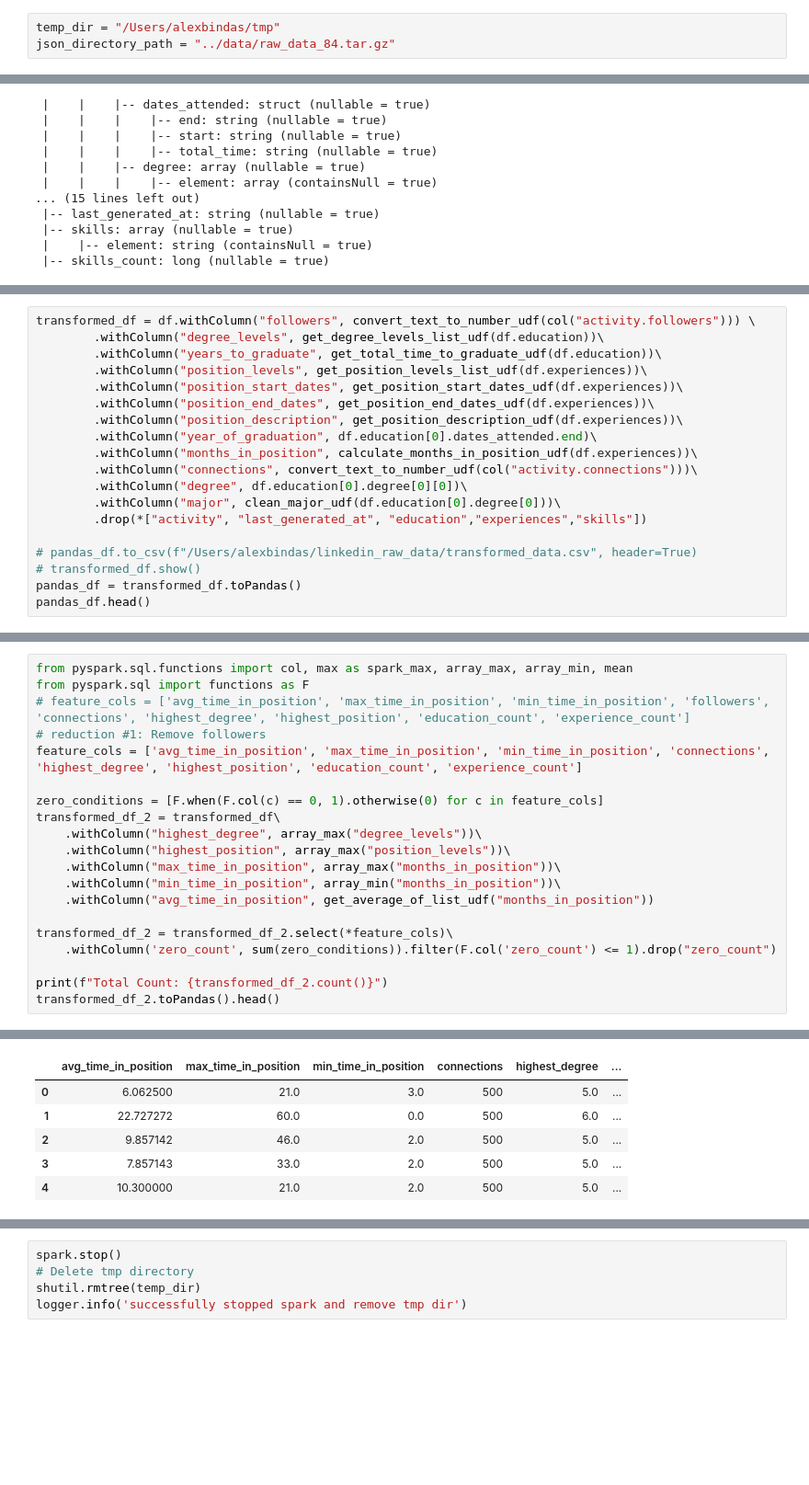
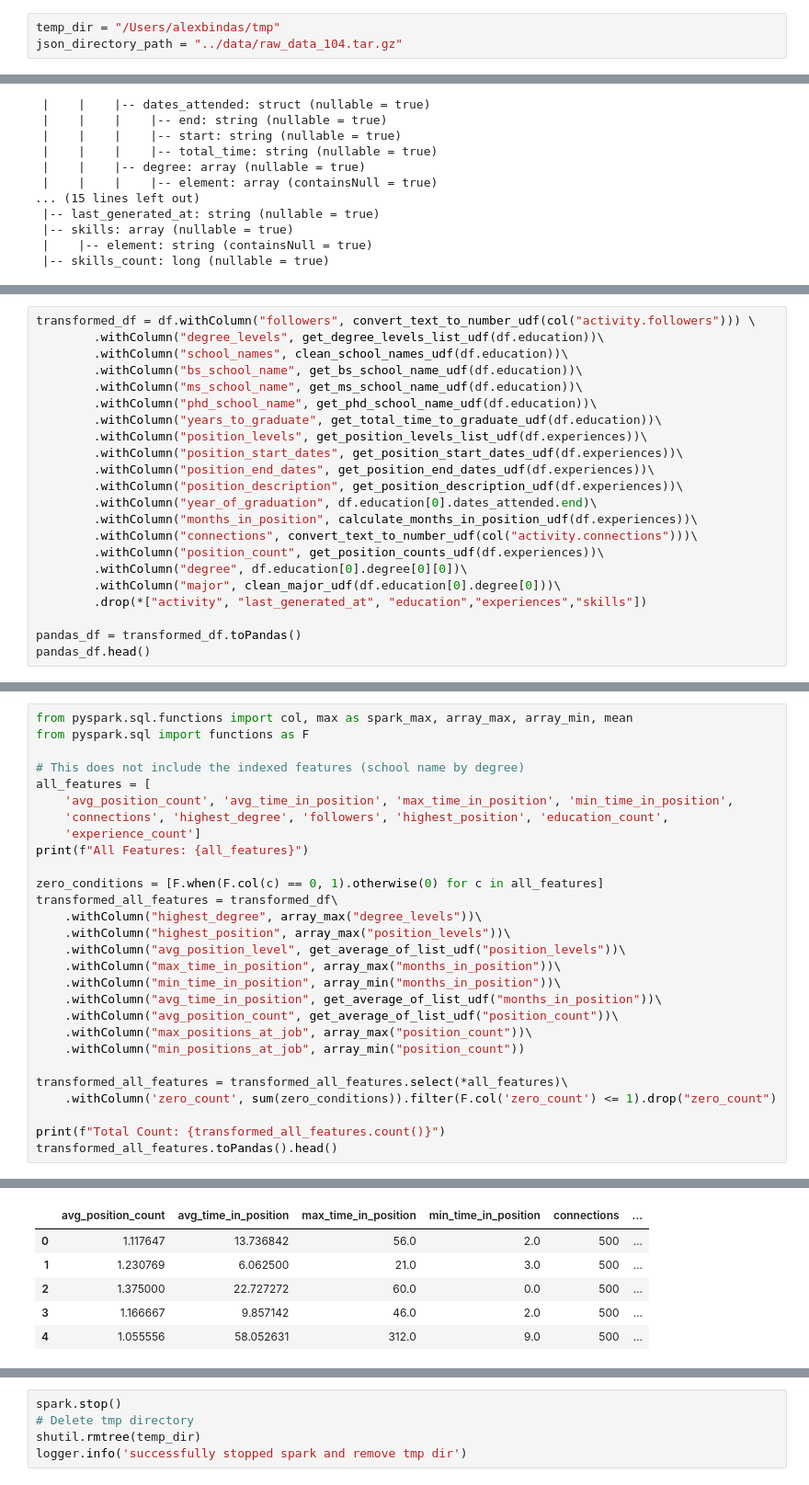
Before and after one commit to simran-dk/METCS777-term-project-repo-Team9, a Jupyter notebook: clustering_using_kmeans.ipynb, the cells around one changed output, grey strips where cells are left out. Shown: that part at 92% size. Drawn from its saved outputs; the diff is of its cells as text; blank space fills up the shorter version.

```diff
--- a/clustering_using_kmeans.ipynb
+++ b/clustering_using_kmeans.ipynb
@@ -1,6 +1,6 @@
 # %%
 temp_dir = "/Users/alexbindas/tmp"
-json_directory_path = "../data/raw_data_84.tar.gz"
+json_directory_path = "../data/raw_data_104.tar.gz"
 # %%
 import shutil
 shutil.rmtree(temp_dir)
@@ -389,6 +550,10 @@ get_average_of_list_udf = udf(get_average_of_list, FloatType())
 # %%
 transformed_df = df.withColumn("followers", convert_text_to_number_udf(col("activity.followers"))) \
         .withColumn("degree_levels", get_degree_levels_list_udf(df.education))\
+        .withColumn("school_names", clean_school_names_udf(df.education))\
+        .withColumn("bs_school_name", get_bs_school_name_udf(df.education))\
+        .withColumn("ms_school_name", get_ms_school_name_udf(df.education))\
+        .withColumn("phd_school_name", get_phd_school_name_udf(df.education))\
         .withColumn("years_to_graduate", get_total_time_to_graduate_udf(df.education))\
         .withColumn("position_levels", get_position_levels_list_udf(df.experiences))\
         .withColumn("position_start_dates", get_position_start_dates_udf(df.experiences))\
@@ -397,12 +562,11 @@ transformed_df = df.withColumn("followers", convert_text_to_number_udf(col("acti
         .withColumn("year_of_graduation", df.education[0].dates_attended.end)\
         .withColumn("months_in_position", calculate_months_in_position_udf(df.experiences))\
         .withColumn("connections", convert_text_to_number_udf(col("activity.connections")))\
+        .withColumn("position_count", get_position_counts_udf(df.experiences))\
         .withColumn("degree", df.education[0].degree[0][0])\
         .withColumn("major", clean_major_udf(df.education[0].degree[0]))\
         .drop(*["activity", "last_generated_at", "education","experiences","skills"])
 
-# pandas_df.to_csv(f"/Users/alexbindas/linkedin_raw_data/transformed_data.csv", header=True)
-# transformed_df.show()
 pandas_df = transformed_df.toPandas()
 pandas_df.head()
 # %% [output]
@@ -415,21 +582,29 @@ pandas_df.head()
 # %%
 from pyspark.sql.functions import col, max as spark_max, array_max, array_min, mean
 from pyspark.sql import functions as F
-# feature_cols = ['avg_time_in_position', 'max_time_in_position', 'min_time_in_position', 'followers', 'connections', 'highest_degree', 'highest_position', 'education_count', 'experience_count']
-# reduction #1: Remove followers
-feature_cols = ['avg_time_in_position', 'max_time_in_position', 'min_time_in_position', 'connections', 'highest_degree', 'highest_position', 'education_count', 'experience_count']
 
-zero_conditions = [F.when(F.col(c) == 0, 1).otherwise(0) for c in feature_cols]
-transformed_df_2 = transformed_df\
+# This does not include the indexed features (school name by degree)
+all_features = [
+    'avg_position_count', 'avg_time_in_position', 'max_time_in_position', 'min_time_in_position',
+    'connections', 'highest_degree', 'followers', 'highest_position', 'education_count',
+    'experience_count']
+print(f"All Features: {all_features}")
+
+zero_conditions = [F.when(F.col(c) == 0, 1).otherwise(0) for c in all_features]
+transformed_all_features = transformed_df\
     .withColumn("highest_degree", array_max("degree_levels"))\
     .withColumn("highest_position", array_max("position_levels"))\
+    .withColumn("avg_position_level", get_average_of_list_udf("position_levels"))\
     .withColumn("max_time_in_position", array_max("months_in_position"))\
     .withColumn("min_time_in_position", array_min("months_in_position"))\
-    .withColumn("avg_time_in_position", get_average_of_list_udf("months_in_position"))
+    .withColumn("avg_time_in_position", get_average_of_list_udf("months_in_position"))\
+    .withColumn("avg_position_count", get_average_of_list_udf("position_count"))\
+    .withColumn("max_positions_at_job", array_max("position_count"))\
+    .withColumn("min_positions_at_job", array_min("position_count"))
 
-transformed_df_2 = transformed_df_2.select(*feature_cols)\
+transformed_all_features = transformed_all_features.select(*all_features)\
     .withColumn('zero_count', sum(zero_conditions)).filter(F.col('zero_count') <= 1).drop("zero_count")
 
-print(f"Total Count: {transformed_df_2.count()}")
-transformed_df_2.toPandas().head()
+print(f"Total Count: {transformed_all_features.count()}")
+transformed_all_features.toPandas().head()
 # %% [output]
@@ -437,6 +613,6 @@ Total Count: 2187
-|  | avg_time_in_position | max_time_in_position | min_time_in_position | connections | highest_degree | ... |
-| 0 | 6.062500 | 21.0 | 3.0 | 500 | 5.0 | ... |
-| 1 | 22.727272 | 60.0 | 0.0 | 500 | 6.0 | ... |
-| 2 | 9.857142 | 46.0 | 2.0 | 500 | 5.0 | ... |
-| 3 | 7.857143 | 33.0 | 2.0 | 500 | 5.0 | ... |
-| 4 | 10.300000 | 21.0 | 2.0 | 500 | 5.0 | ... |
+|  | avg_position_count | avg_time_in_position | max_time_in_position | min_time_in_position | connections | ... |
+| 0 | 1.117647 | 13.736842 | 56.0 | 2.0 | 500 | ... |
+| 1 | 1.230769 | 6.062500 | 21.0 | 3.0 | 500 | ... |
+| 2 | 1.375000 | 22.727272 | 60.0 | 0.0 | 500 | ... |
+| 3 | 1.166667 | 9.857142 | 46.0 | 2.0 | 500 | ... |
+| 4 | 1.055556 | 58.052631 | 312.0 | 9.0 | 500 | ... |
```
Also changed, not shown: parts of 34 cells of this notebook, 4 other files.
